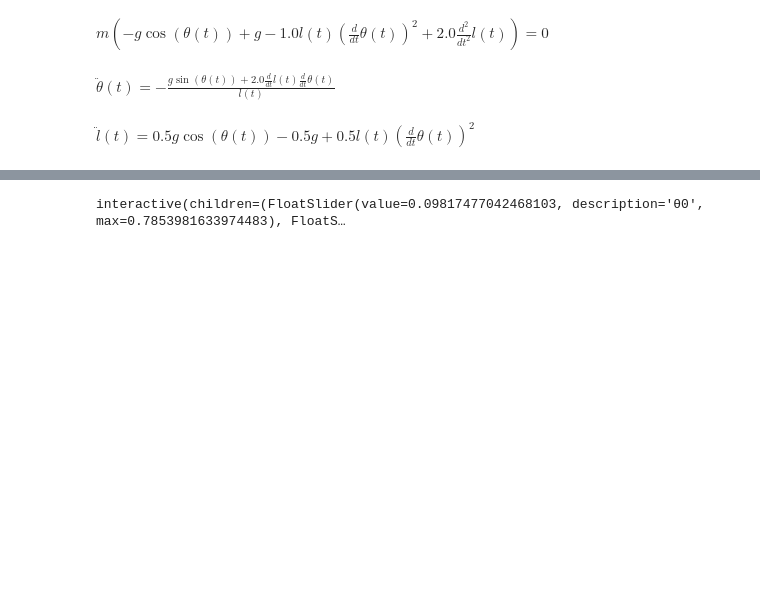
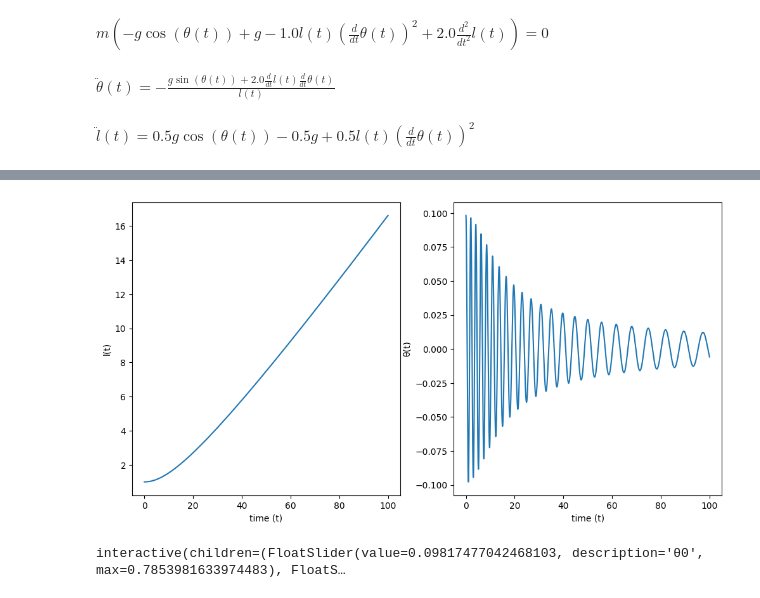
Before and after one commit to briskycat/linked-pendulums, a Jupyter notebook: pendulums.ipynb, the cells around one changed output, grey strips where cells are left out. Cells and saved outputs as stored; diff of their text form; code cells hidden in the pictures; blank space fills up the shorter version.

```diff
--- a/pendulums.ipynb
+++ b/pendulums.ipynb
@@ -118,3 +243,7 @@ def solve_pendulum_system(θ0=const.pi/32, l0=1.0, θ_dot0=0.0, l_dot0=0.0, dura
+# %%
+solve_pendulum_system(θ0=const.pi/32, l0=1.0, θ_dot0=0.0, l_dot0=0.0, duration=100)
+# %% [output]
+[figure, added]
 # %%
 
 w = interactive(solve_pendulum_system, θ0=(0, const.pi/4), l0=(1.0, 100),
```
Also changed, not shown: parts of 3 cells of this notebook, 1 other file.
